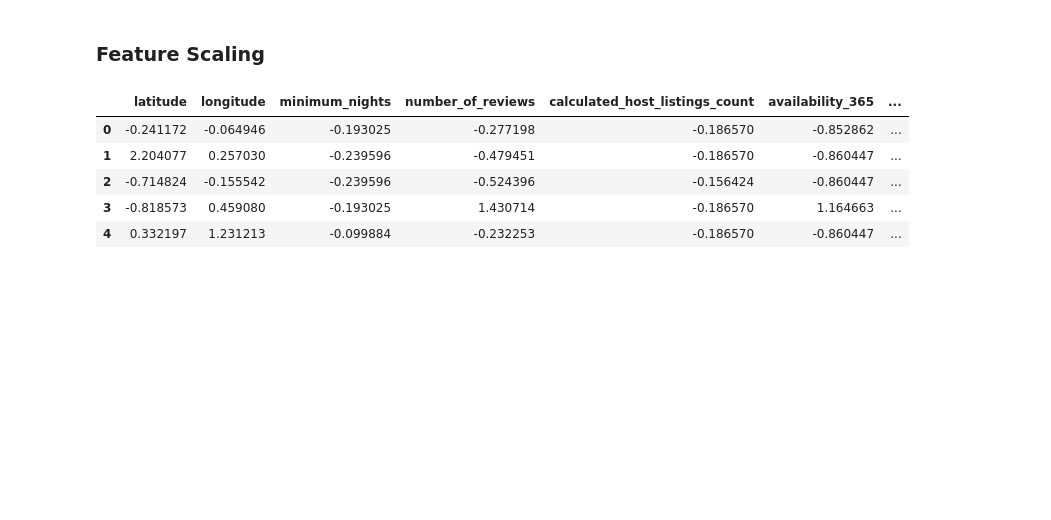
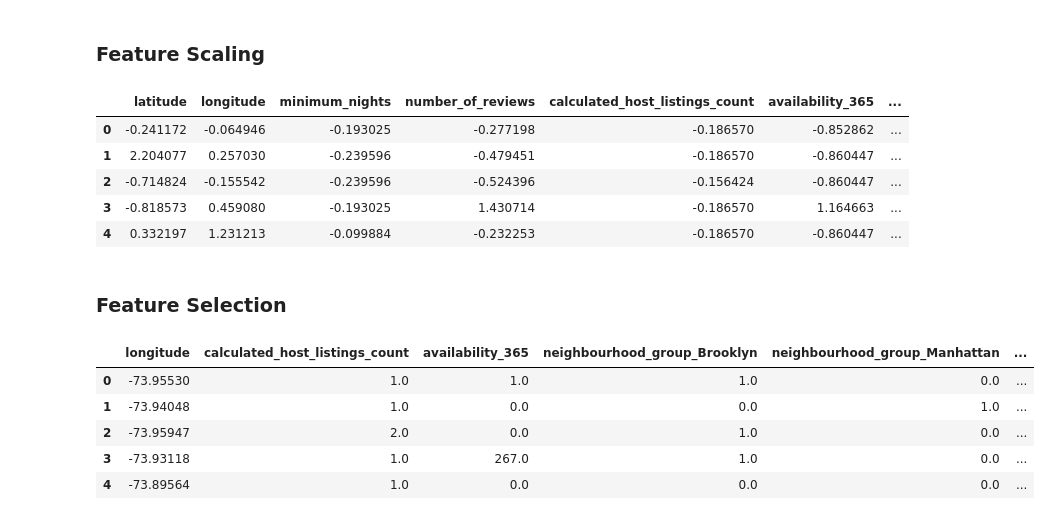
Before and after one commit to 4GeeksAcademy/josefina-aispuro-merelles-machine-learning, a Jupyter notebook: src/00-eda-airbnb-ny.ipynb, the cells around one changed output. Cells and saved outputs as stored; diff of their text form; code cells hidden in the pictures; blank space fills up the shorter version.

Commit message:
Feature selection added

```diff
--- a/src/00-eda-airbnb-ny.ipynb
+++ b/src/00-eda-airbnb-ny.ipynb
@@ -285,3 +286,27 @@ X_train_scaled_df.head()
 | 2 | -0.714824 | -0.155542 | -0.239596 | -0.524396 | -0.156424 | -0.860447 | ... |
 | 3 | -0.818573 | 0.459080 | -0.193025 | 1.430714 | -0.186570 | 1.164663 | ... |
 | 4 | 0.332197 | 1.231213 | -0.099884 | -0.232253 | -0.186570 | -0.860447 | ... |
+# %% [markdown]
+### Feature Selection
+# %%
+selection_model = SelectKBest(score_func = f_regression, k = 8)  # Create a feature selector that keeps the 8 best features based on their correlation with the target
+selection_model.fit(X_train, y_train) #  Fit the selector to the training data (learn which features are most important)
+
+# Apply the feature selection to the training and test set
+selection_model_transform_train = selection_model.transform(X_train)
+selection_model_transform_test = selection_model.transform(X_test)
+
+ix = selection_model.get_support()  # Get a boolean mask showing which features were selected (True = selected)
+
+# Create a new DataFrame for the selected training and test features with their original column names
+X_train_sel = pd.DataFrame(selection_model_transform_train, columns = X_train.columns.values[ix])
+X_test_sel = pd.DataFrame(selection_model_transform_test, columns = X_test.columns.values[ix])
+
+X_train_sel.head()
+# %% [output]
+|  | longitude | calculated_host_listings_count | availability_365 | neighbourhood_group_Brooklyn | neighbourhood_group_Manhattan | ... |
+| 0 | -73.95530 | 1.0 | 1.0 | 1.0 | 0.0 | ... |
+| 1 | -73.94048 | 1.0 | 0.0 | 0.0 | 1.0 | ... |
+| 2 | -73.95947 | 2.0 | 0.0 | 1.0 | 0.0 | ... |
+| 3 | -73.93118 | 1.0 | 267.0 | 1.0 | 0.0 | ... |
+| 4 | -73.89564 | 1.0 | 0.0 | 0.0 | 0.0 | ... |
```
Also changed, not shown: parts of 1 cell of this notebook.
